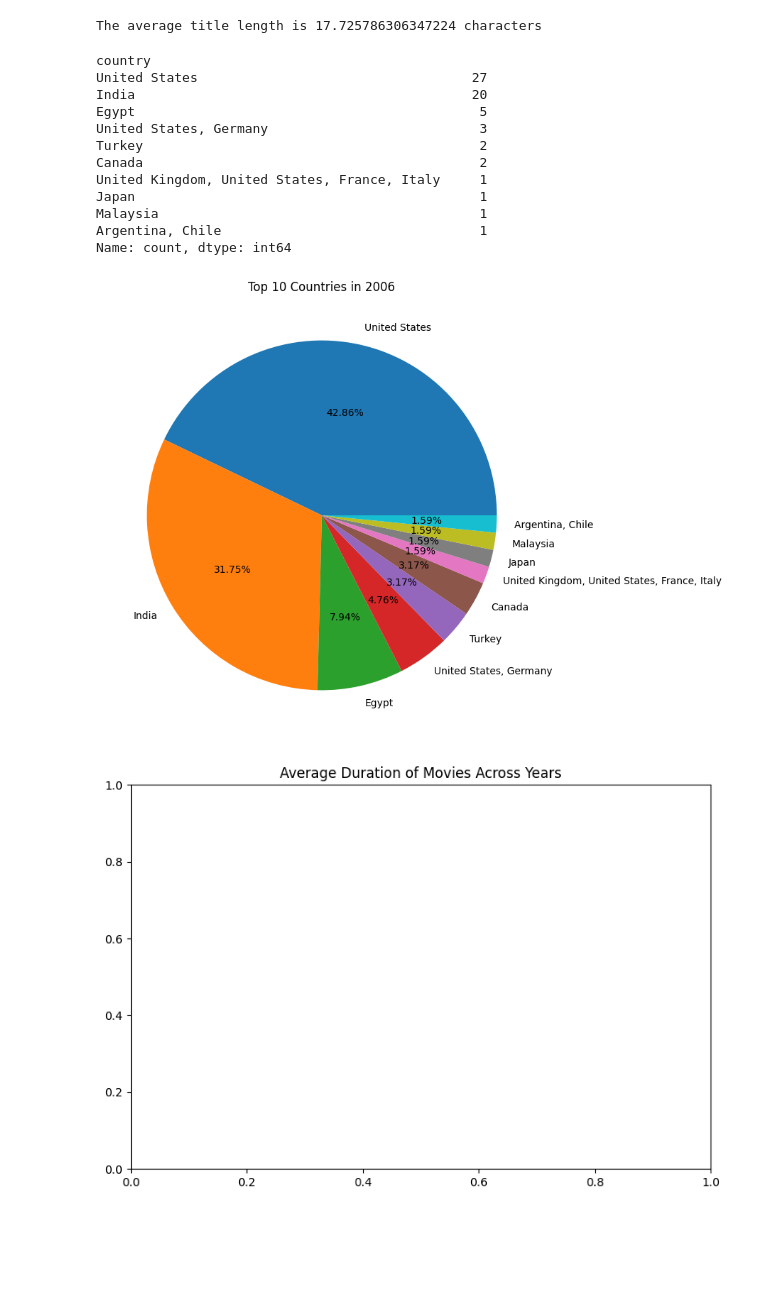
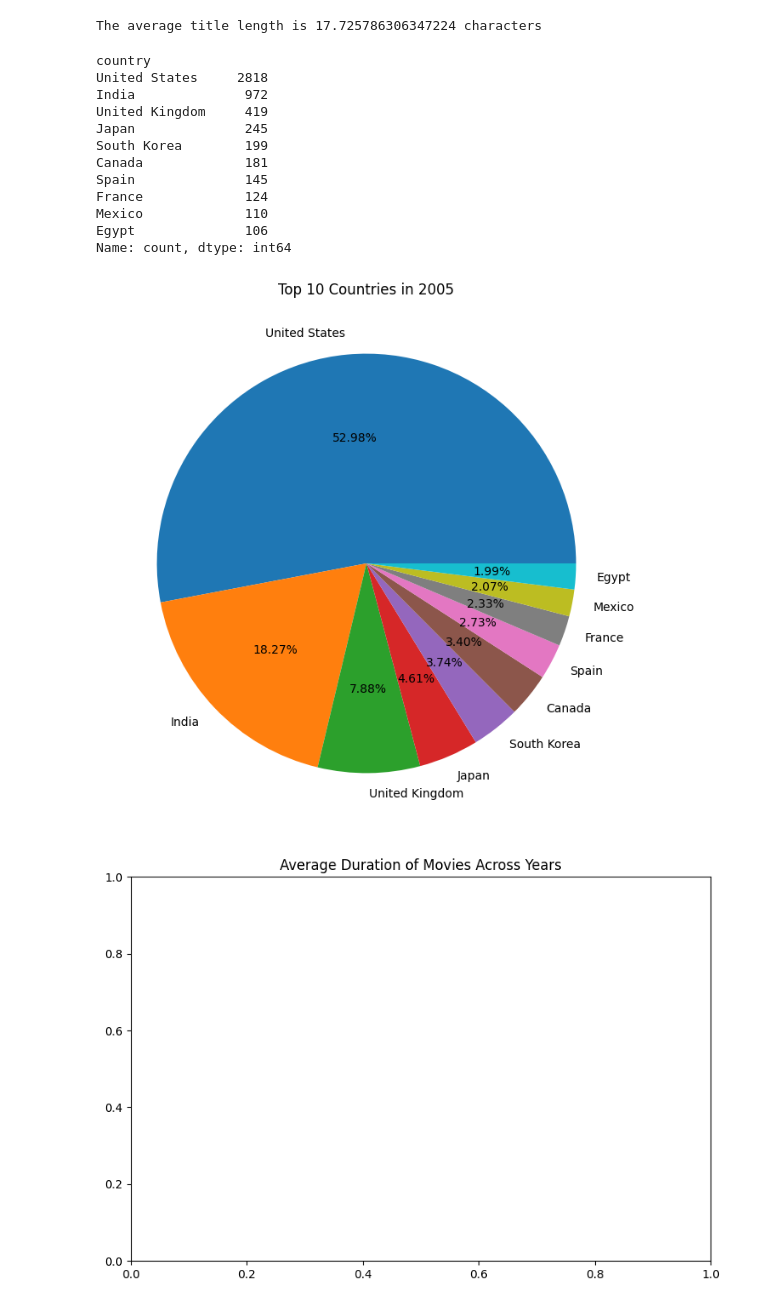
Before and after one commit to alexbj7/final-project-IPLD, a Jupyter notebook: development/02_netflix_data_analysis.ipynb, the cells around one changed output. Cells and saved outputs as stored; diff of their text form; code cells hidden in the pictures; blank space fills up the shorter version.

```diff
--- a/development/02_netflix_data_analysis.ipynb
+++ b/development/02_netflix_data_analysis.ipynb
@@ -118,41 +121,42 @@ The average title length is 17.725786306347224 characters
 # %%
 # Ex 2.6: For a given year, get the Pandas Series of how many movies and series combined were made by every country, limit it to the top 10 countries.
 
 # It's optional to clean or modify the data of countries in this case, you can just use the data as it is.
 
 # hint: (you can use the .loc method to filter the data by year, and then use the .value_counts() method to get the number of movies and series combined for each country,
 # finally use the head(10) method to get the top 10 countries)
 
-year = 2006   # you can try to change the year to see the results for different years
+ # TODO: top_10_countries has to be a Pandas Series with the top 10 countries with the number of movies and series combined for that year
 
-top_10_countries = (
-    movies_df.loc[movies_df["release_year"] == year, "country"]
-      .value_counts()
-      .head(10)
-)  # TODO: top_10_countries has to be a Pandas Series with the top 10 countries with the number of movies and series combined for that year
+year = 2005  # you can try to change the year to see the results for different years
+
+top_10_countries = movies_df.loc[movies_df["release_year"] == year]
+
+top_10_countries = movies_df["country"].value_counts().head(10)
+
 
 print(top_10_countries)
 
 # Code to plot the pie chart from your data results
 fig = plt.figure(figsize=(8, 8))
 plt.pie (top_10_countries, labels=top_10_countries.index, autopct="%.2f%%")
 plt.title(f"Top 10 Countries in {year}")
 
 plt.show()
 # %% [output]
 country
-United States                                   27
-India                                           20
-Egypt                                            5
-United States, Germany                           3
-Turkey                                           2
-Canada                                           2
-United Kingdom, United States, France, Italy     1
-Japan                                            1
-Malaysia                                         1
-Argentina, Chile                                 1
+United States     2818
+India              972
+United Kingdom     419
+Japan              245
+South Korea        199
+Canada             181
+Spain              145
+France             124
+Mexico             110
+Egypt              106
 Name: count, dtype: int64
-[figure, old version]
+[figure, new version]
 # %%
 # Ex 2.7: Make a line chart of the average duration of movies (not TV shows) in minutes for every year across all the years.
 
```
Also changed, not shown: parts of 3 cells of this notebook, 1 other file.
